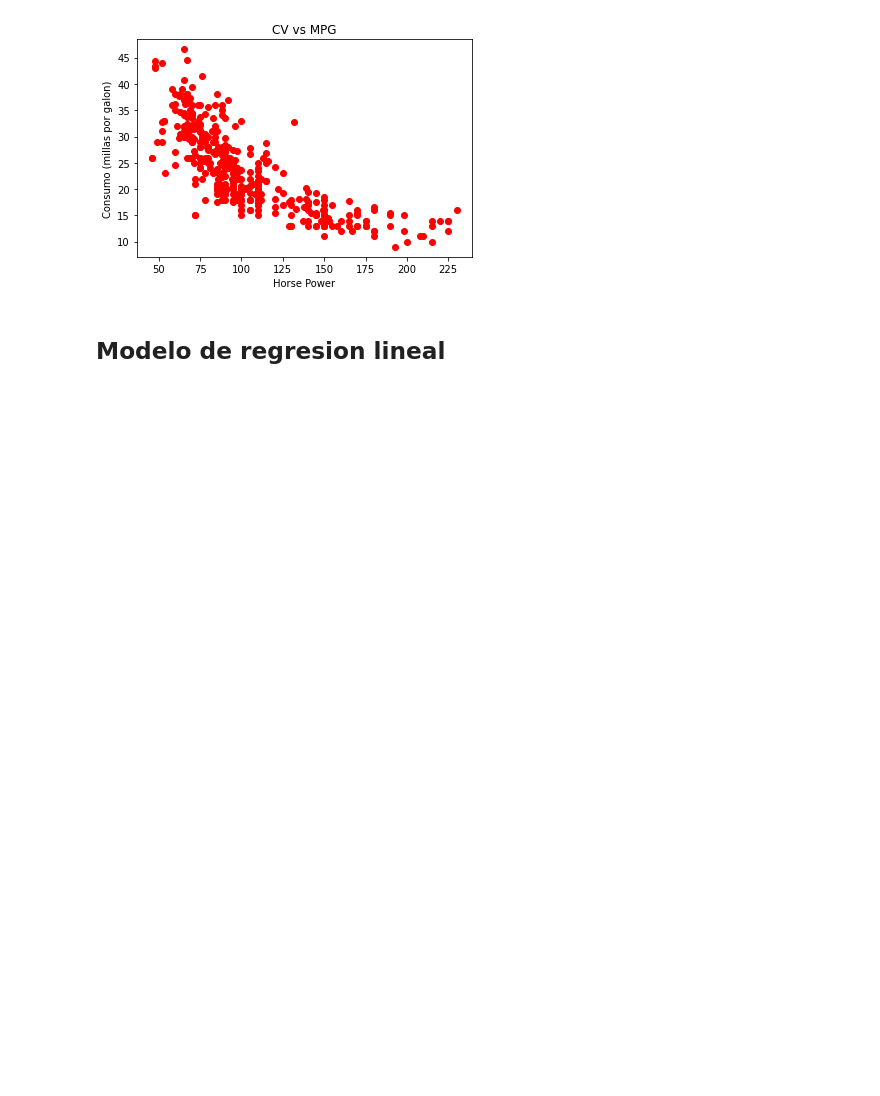
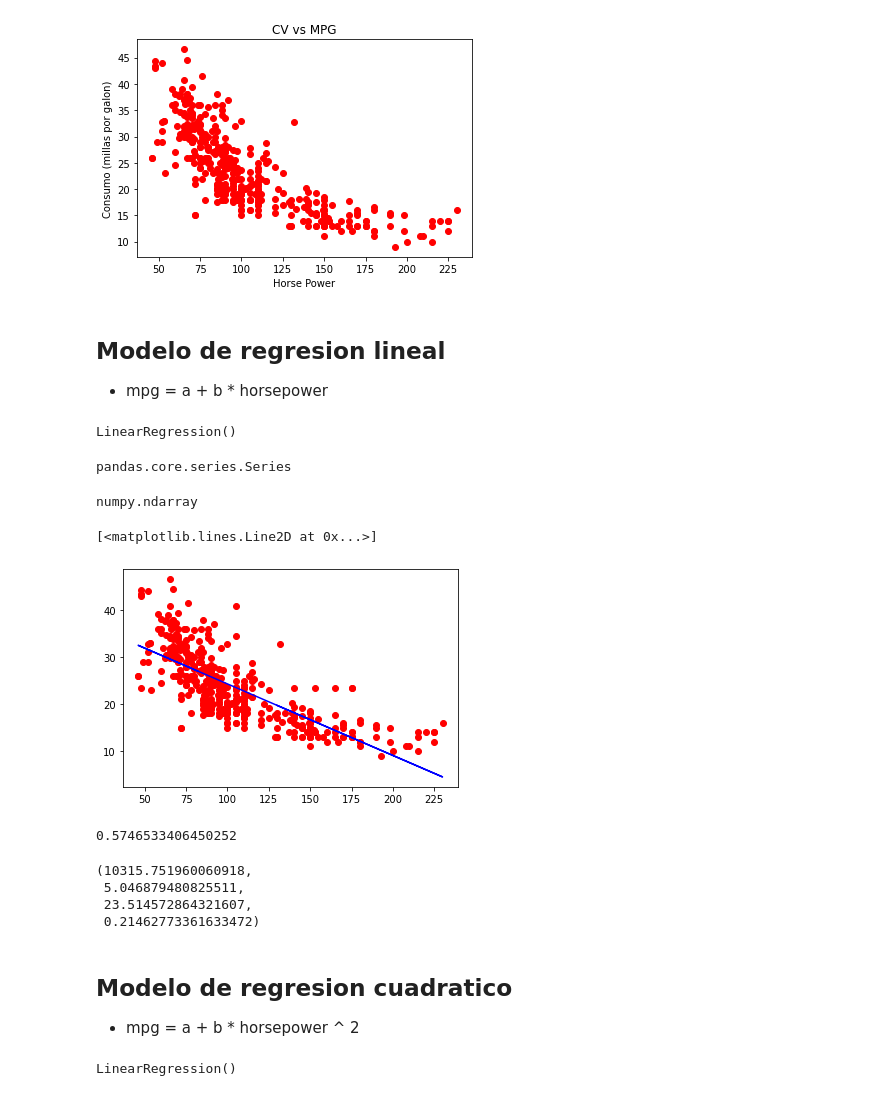
Before and after one commit to diego19508/python-ml-course, a Jupyter notebook: Course/T4 - 5 Linear Regression - Problemas con la regresión lineal.ipynb, the cells around one changed output. Saved outputs shown, nothing was run; the diff lists cells and outputs as text; code cells hidden in the pictures; blank space fills up the shorter version.

```diff
--- a/Course/T4 - 5 Linear Regression - Problemas con la regresión lineal.ipynb
+++ b/Course/T4 - 5 Linear Regression - Problemas con la regresión lineal.ipynb
@@ -264,3 +264,48 @@ Text(0.5, 1.0, 'CV vs MPG')
 [figure]
 # %% [markdown]
 ## Modelo de regresion lineal
+
+* mpg = a + b * horsepower
+# %%
+X =data_auto["horsepower"].fillna(data_auto["horsepower"].mean())
+Y =data_auto["mpg"].fillna(data_auto["mpg"].mean())
+X_data = X[:, np.newaxis]
+# %%
+lm = LinearRegression()
+lm.fit(X_data,Y)
+# %% [output]
+LinearRegression()
+# %%
+type(X)
+# %% [output]
+pandas.core.series.Series
+# %%
+type(X_data)
+# %% [output]
+numpy.ndarray
+# %%
+%matplotlib inline
+plt.plot(X,Y,"ro")
+plt.plot(X,lm.predict(X_data),color="blue")
+# %% [output]
+[<matplotlib.lines.Line2D at 0x...>]
+[figure, added]
+# %%
+lm.score(X_data, Y)
+# %% [output]
+0.5746533406450252
+# %%
+SSD =np.sum((Y -lm.predict(X_data))**2)
+RSE =np.sqrt(SSD/(len(X_data)-1))
+y_mean =np.mean(Y)
+error = RSE/y_mean
+SSD, RSE, y_mean, error
+# %% [output]
+(10315.751960060918,
+ 5.046879480825511,
+ 23.514572864321607,
+ 0.21462773361633472)
+# %% [markdown]
+## Modelo de regresion cuadratico
+
+* mpg = a + b * horsepower ^ 2
@@ -266,0 +315,5 @@ Text(0.5, 1.0, 'CV vs MPG')
+# %%
+lm = LinearRegression()
+lm.fit(X_data,Y)
+# %% [output]
+LinearRegression()
```
Also changed, not shown: parts of 15 cells of this notebook.
